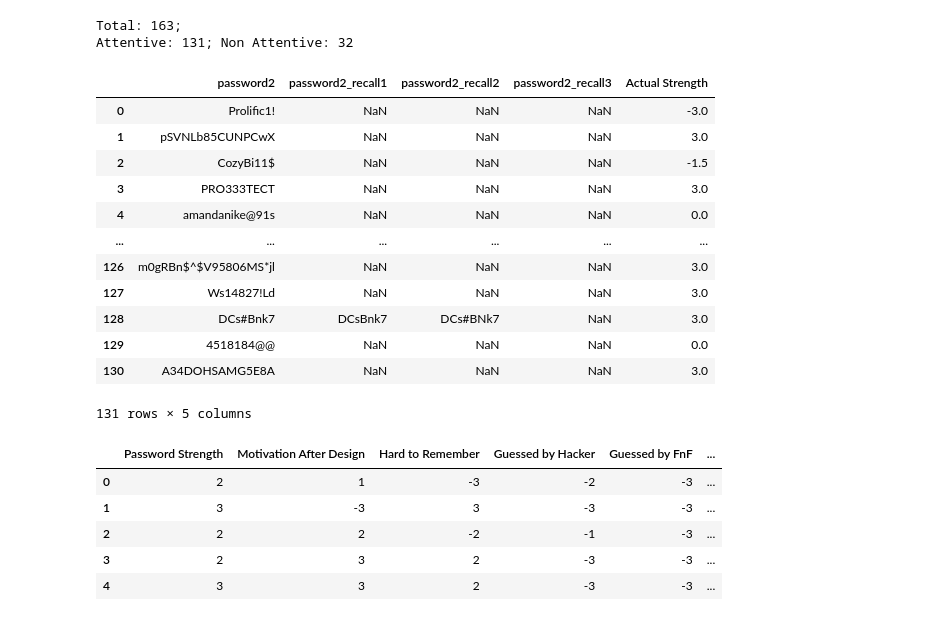
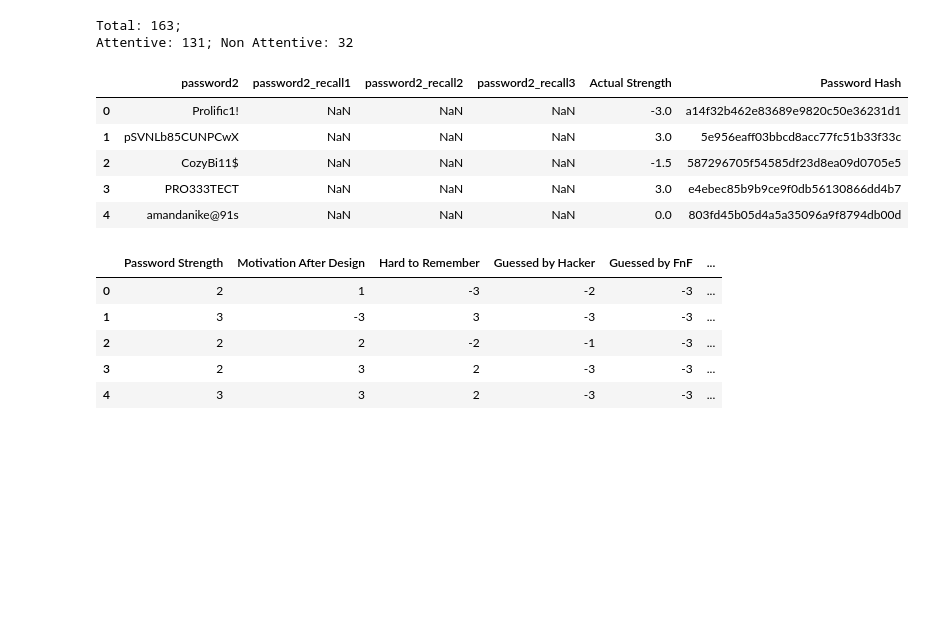
Before and after one commit to rizupaudel/designStudy, a Jupyter notebook: priming/analysis/password.ipynb, the cells around one changed output. Drawn from its saved outputs; the diff is of its cells as text; code cells hidden in the pictures; blank space fills up the shorter version.

```diff
--- a/priming/analysis/password.ipynb
+++ b/priming/analysis/password.ipynb
@@ -1,16 +1,15 @@
 # %%
-from zget_data import get_responses, get_qdetails, get_questions, get_design, page_map, quest_map, attention, did_map
+from zget_data import get_responses, get_qdetails, get_questions, get_design, get_hash, page_map, quest_map, attention, did_map, pass_stmap
+import matplotlib.pyplot as plt, pandas as pd, numpy as np, seaborn as sns
 from scipy.stats import shapiro, yeojohnson, kruskal
-import scikit_posthocs as sp
-from collections import defaultdict
 from selenium import webdriver
 from selenium.webdriver.common.by import By
-import matplotlib.pyplot as plt
-import pandas as pd
-import numpy as np
-import seaborn as sns
-import json
-import os
+from collections import defaultdict
+import scikit_posthocs as sp
+import json, os
+
+dpath = 'data/password/'
+pfile = os.path.join(dpath, 'pstrength.json')
 # %%
 password_response, time_response, survey_response, dids = get_responses()
 # %% [output]
@@ -21,8 +20,6 @@ password_response_df = pd.DataFrame(password_response)
 passwords = password_response_df['password2'].to_list()
 
 pass_strength = {}
-
-pfile = "data/password/pstrength.json"
 if os.path.exists(pfile):
     with open(pfile, "r") as fp:
         pass_strength.update(json.load(fp))
@@ -37,32 +34,19 @@ else:
         complexity = driver.find_element(By.ID, 'complexity-span')
         pass_strength[pss] = complexity.get_attribute("innerHTML")
 
-    with open("password/pstrength.json", "w") as fp:
+    with open(pfile, "w") as fp:
         json.dump(pass_strength, fp)
 # %%
-pass_stmap = {
-    'Very Weak': -3,
-    'Weak': -1.5,
-    'Medium': 0,
-    'Strong': 1.5,
-    'Very Strong': 3,
-}
 password_response_df['Actual Strength'] = password_response_df['password2'].apply(lambda x: pass_stmap.get(pass_strength.get(x)))
-password_response_df
+password_response_df['Password Hash'] = password_response_df['password2'].apply(lambda x: get_hash(x))
+password_response_df.head()
 # %% [output]
-|  | password2 | password2_recall1 | password2_recall2 | password2_recall3 | Actual Strength |
-| 0 | Prolific1! | NaN | NaN | NaN | -3.0 |
-| 1 | pSVNLb85CUNPCwX | NaN | NaN | NaN | 3.0 |
-| 2 | CozyBi11$ | NaN | NaN | NaN | -1.5 |
-| 3 | PRO333TECT | NaN | NaN | NaN | 3.0 |
-| 4 | amandanike@91s | NaN | NaN | NaN | 0.0 |
-| ... | ... | ... | ... | ... | ... |
-| 126 | m0gRBn$^$V95806MS*jl | NaN | NaN | NaN | 3.0 |
-| 127 | Ws14827!Ld | NaN | NaN | NaN | 3.0 |
-| 128 | DCs#Bnk7 | DCsBnk7 | DCs#BNk7 | NaN | 3.0 |
-| 129 | 4518184@@ | NaN | NaN | NaN | 0.0 |
-| 130 | A34DOHSAMG5E8A | NaN | NaN | NaN | 3.0 |
+|  | password2 | password2_recall1 | password2_recall2 | password2_recall3 | Actual Strength | Password Hash |
+| 0 | Prolific1! | NaN | NaN | NaN | -3.0 | a14f32b462e83689e9820c50e36231d1 |
+| 1 | pSVNLb85CUNPCwX | NaN | NaN | NaN | 3.0 | 5e956eaff03bbcd8acc77fc51b33f33c |
+| 2 | CozyBi11$ | NaN | NaN | NaN | -1.5 | 587296705f54585df23d8ea09d0705e5 |
+| 3 | PRO333TECT | NaN | NaN | NaN | 3.0 | e4ebec85b9b9ce9f0db56130866dd4b7 |
+| 4 | amandanike@91s | NaN | NaN | NaN | 0.0 | 803fd45b05d4a5a35096a9f8794db00d |
-131 rows × 5 columns
 # %%
 survey_response_df = pd.DataFrame(survey_response)
 
```
Also changed, not shown: parts of 5 cells of this notebook, 1 other file.
